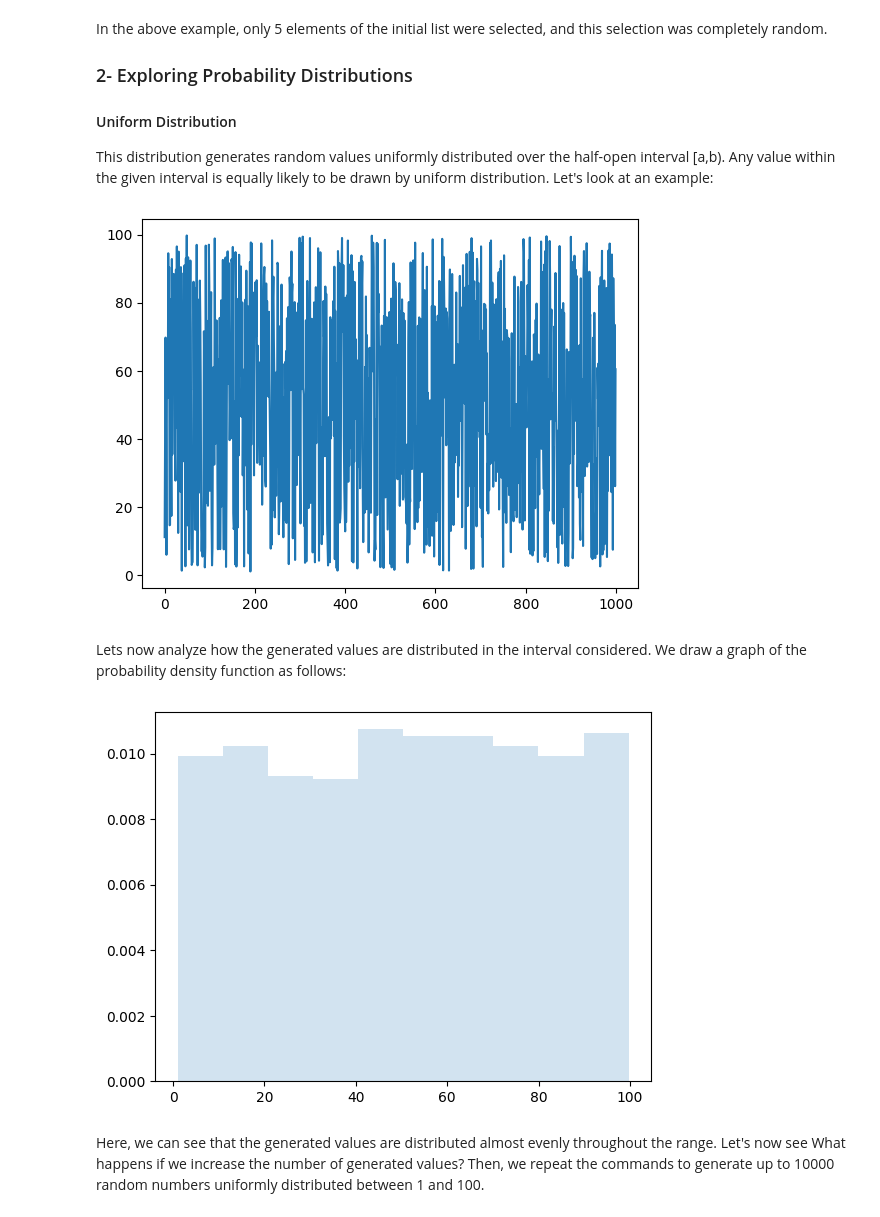
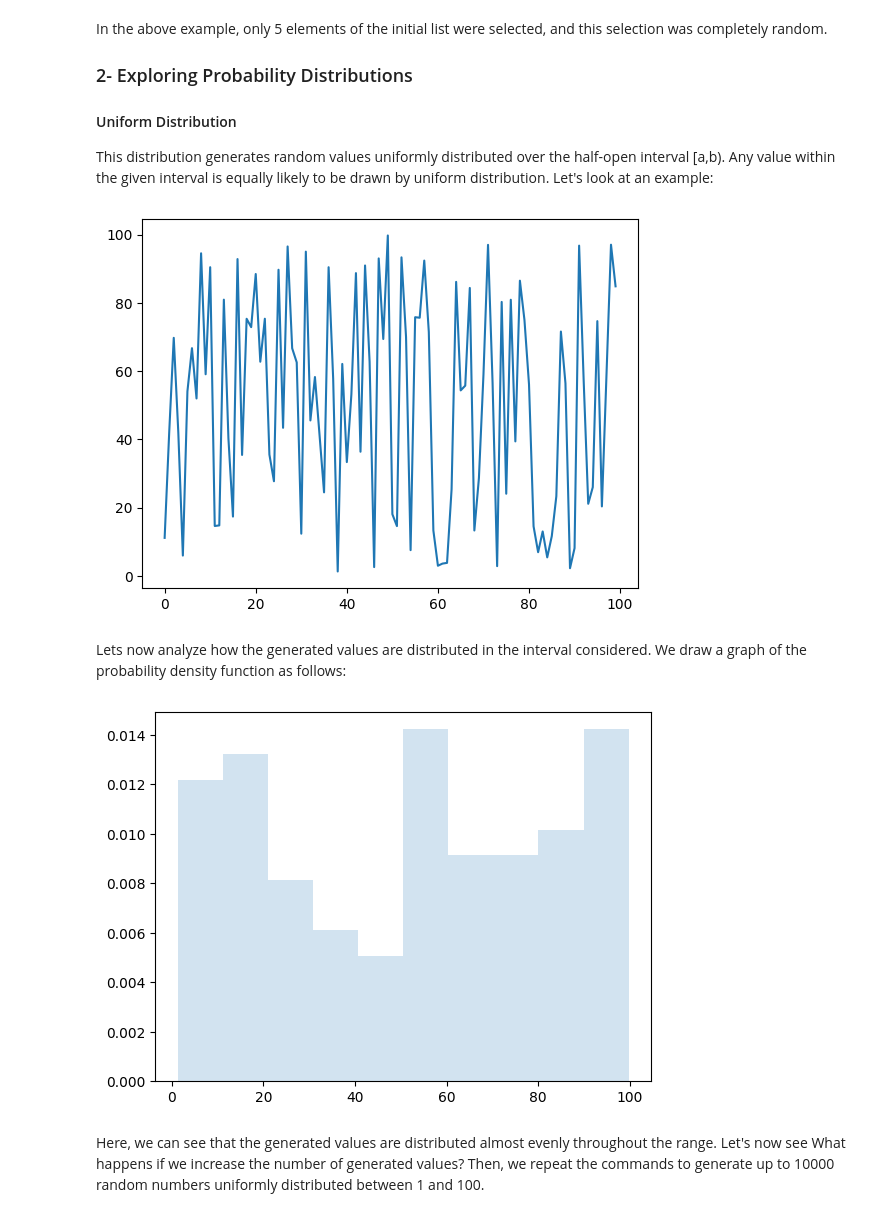
Before and after one commit to amaliahm/modeling_and_simulation_labs, a Jupyter notebook: ModSim_Lab3/ModSim_Lab3.ipynb, the cells around one changed output. Cells and saved outputs as stored; diff of their text form; code cells hidden in the pictures.

```diff
--- a/ModSim_Lab3/ModSim_Lab3.ipynb
+++ b/ModSim_Lab3/ModSim_Lab3.ipynb
@@ -376,16 +330,16 @@ Any value within the given interval is equally likely to be drawn by uniform dis
 # %%
 #Initializing uniform distribution parameters
 a=1
 b=100
-N=1_000
+N=100
 #Randomly generate 100 numbers between a and b
 #using uniform distribution
 X1=rnd.uniform(a,b,N)
 #Ploting X1 using matplotlib.pyplot library
 plt.plot(X1)
 plt.show()
 # %% [output]
-[figure, old version]
+[figure, new version]
 # %% [markdown]
 Lets now analyze how the generated values are distributed in the interval considered. We draw a graph of the probability density function as follows:
 # %%
@@ -394,7 +348,7 @@ plt.hist(X1, density=True, histtype='stepfilled',
 alpha=0.2)
 plt.show()
 # %% [output]
-[figure, old version]
+[figure, new version]
 # %% [markdown]
 Here, we can see that the generated values are distributed almost evenly throughout the range.
 Let's now see What happens if we increase the number of generated values?
```
Also changed, not shown: parts of 35 cells of this notebook.
